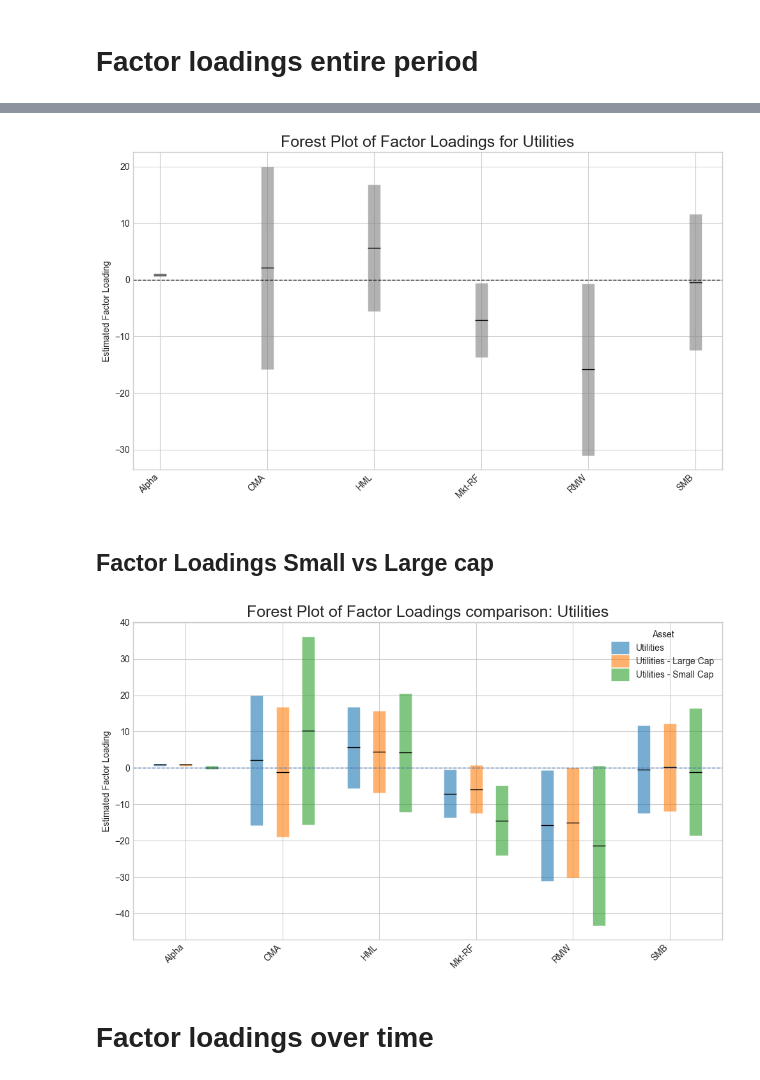
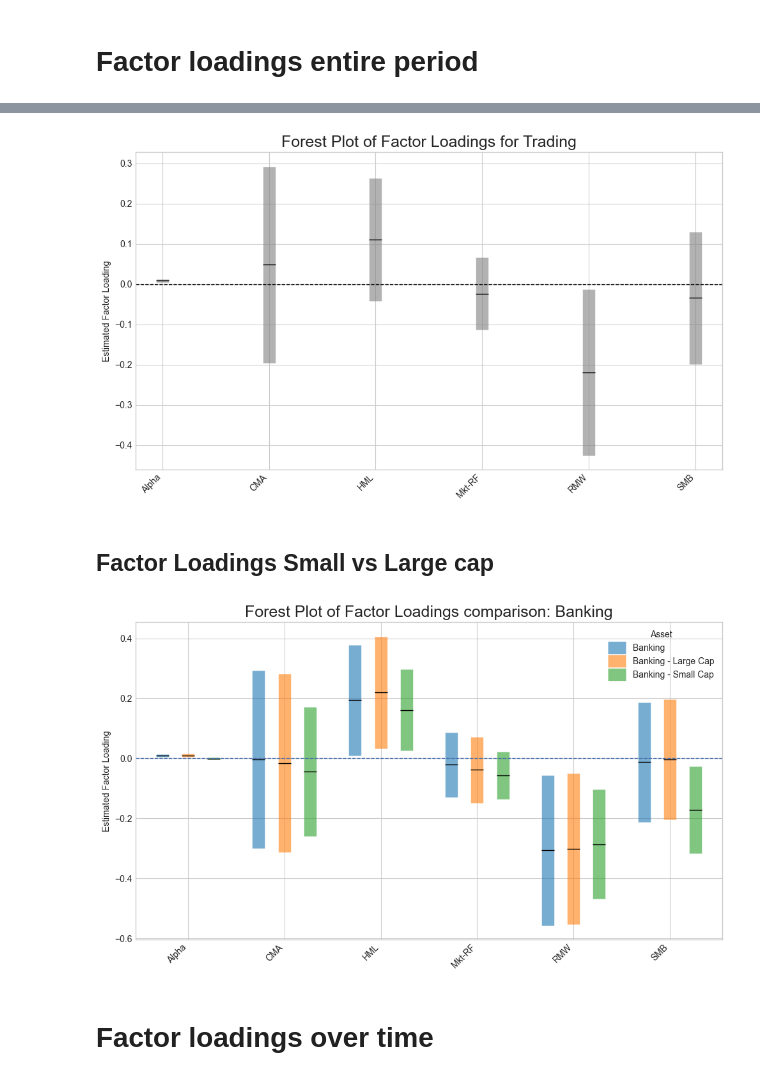
Before and after one commit to matsfwalker/BBAThesis, a Jupyter notebook: analysis/plots.ipynb, the cells around one changed output, grey strips where cells are left out. Saved outputs shown, nothing was run; the diff lists cells and outputs as text; code cells hidden in the pictures.

```diff
--- a/analysis/plots.ipynb
+++ b/analysis/plots.ipynb
@@ -66,21 +66,21 @@ plotter.plot_factor_loadings(
 # %%
 plotter.plot_factor_loadings(
     factor_loadings=monthly_factor_loadings,
-    asset_identifier="Utilities",
-    asset_name="Utilities",
+    asset_identifier="Trading",
+    asset_name="Trading",
 )
 # %% [output]
-[figure, old version]
+[figure, new version]
 # %% [markdown]
 ## Factor Loadings Small vs Large cap
 # %%
 plotter.compare_factor_loadings_small_large(
     factor_loadings=monthly_factor_loadings,
-    asset_identifier="Utilities",
-    asset_name="Utilities",
+    asset_identifier="Banking",
+    asset_name="Banking",
 )
 # %% [output]
-[figure, old version]
+[figure, new version]
 # %% [markdown]
 # Factor loadings over time
 # %%
```
Also changed, not shown: parts of 5 cells of this notebook, 11 other files.
